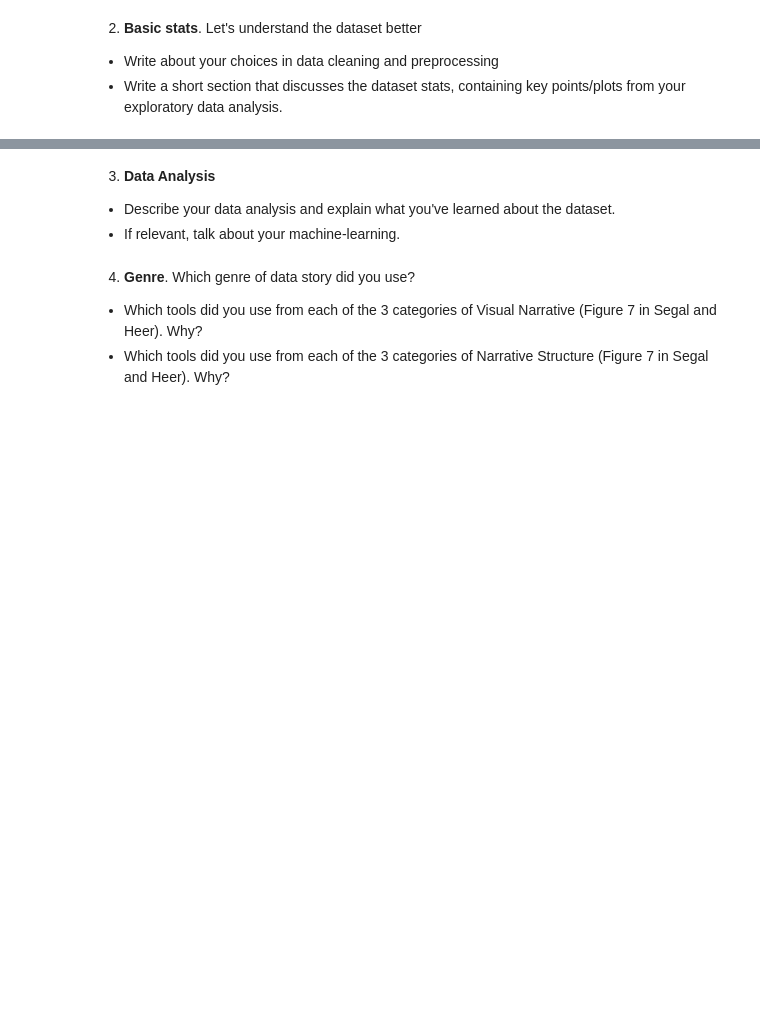
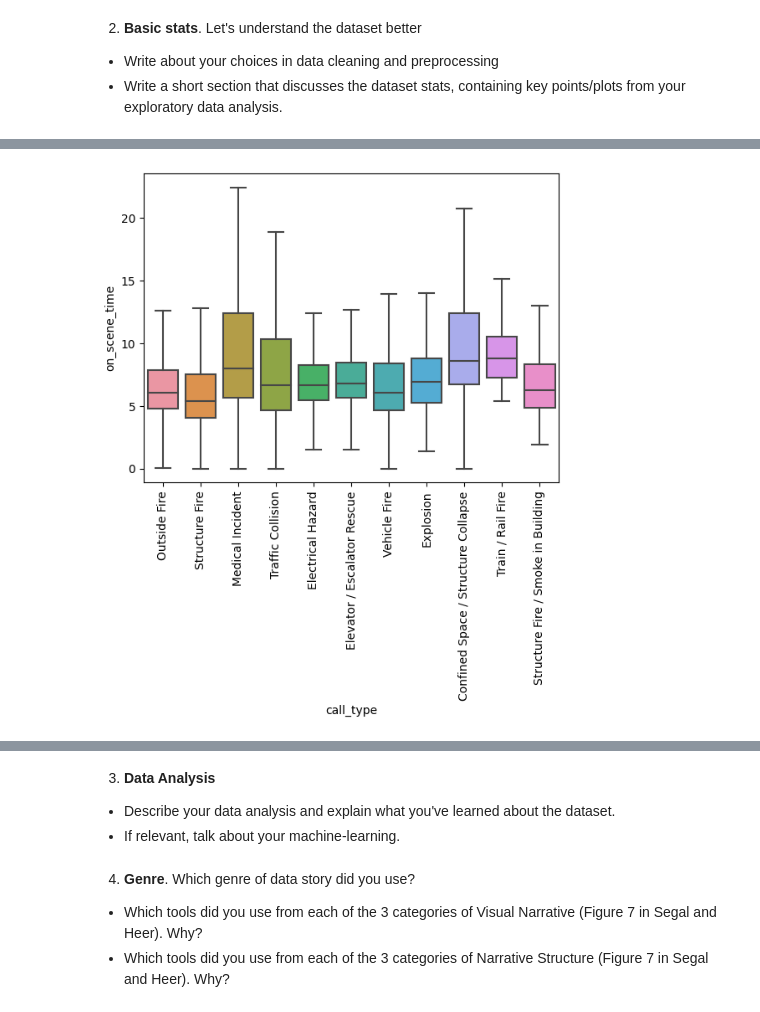
Before and after one commit to signyk/socialdataanalysis, a Jupyter notebook: src/finalProject.ipynb, the cells around one changed output, grey strips where cells are left out. Drawn from its saved outputs; the diff is of its cells as text; code cells hidden in the pictures; blank space fills up the shorter version.

```diff
--- a/src/finalProject.ipynb
+++ b/src/finalProject.ipynb
@@ -41,0 +100,6 @@ print(dat.neighborhood.value_counts())
+# %%
+b = sns.boxplot(data = dat_fire, x = "call_type", y = "on_scene_time",showfliers = False)
+b.set_xticklabels(b.get_xticklabels(),rotation=90)
+b.get_figure();
+# %% [output]
+[figure, added]
```
Also changed, not shown: parts of 13 cells of this notebook.
